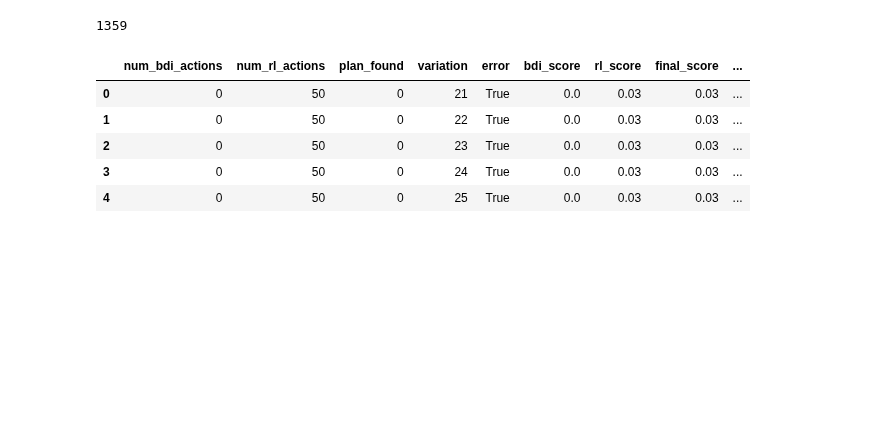
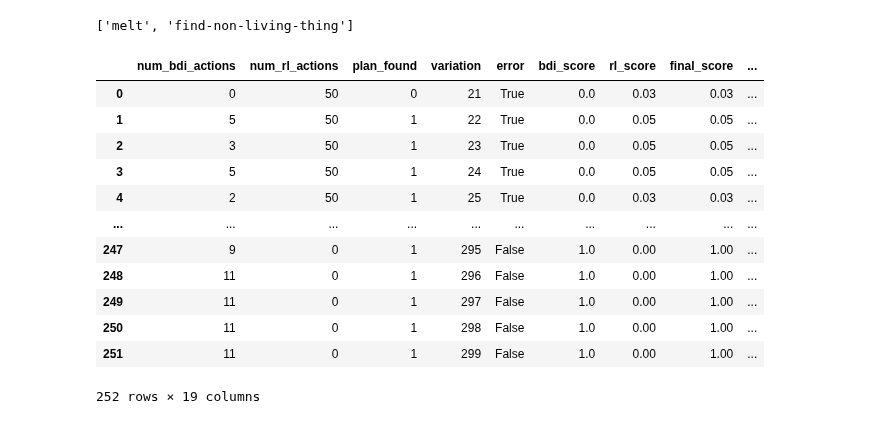
Before and after one commit to yukioichida/bdi-latent-space, a Jupyter notebook: notebooks/results_inference_analysis.ipynb, the cells around one changed output. Drawn from its saved outputs; the diff is of its cells as text; code cells hidden in the pictures; blank space fills up the shorter version.

Commit message:
nli_results

```diff
--- a/notebooks/results_inference_analysis.ipynb
+++ b/notebooks/results_inference_analysis.ipynb
@@ -26,7 +25,6 @@ def preprocess_df(results_df):
     results_df.loc[results_df["plans_pct"] == 2, "plans_pct"] = 25
     results_df.loc[results_df["plans_pct"] == 5, "plans_pct"] = 50
     results_df.loc[results_df["plans_pct"] == 7, "plans_pct"] = 75
-    results_df['task'] = 'melt'
     results_df['rl_score'] = results_df['rl_score'] / 100
     results_df['bdi_score'] = results_df['bdi_score'] / 100
     results_df['final_score'] = results_df['final_score'] / 100
@@ -34,35 +32,47 @@ def preprocess_df(results_df):
 # %%
 import pandas as pd
 
-all_task = [""]
 
 plan_statistics = pd.read_csv("plan_statistics.csv")
 
-dirs = ["../results/v2-roberta_large_mnli/", "../results/v2-roberta_large_anli/", "../results/v2-minilm/", "../results/v2-bert/"]
+dirs = ["../results/v2-gchhablani-bert-base-cased-finetuned-mnli/", "../results/v2-MoritzLaurer-MiniLM-L6-mnli/", "../results/v2-ynie-roberta-large-snli_mnli_fever_anli_R1_R2_R3-nli/"]
 #dirs = ["../results/v2-minilm/"]
-files_overall = "results_melt.csv"
-files_nli = "results_nli_melt.csv"
+tasks = ['melt', 'find-non-living-thing']
+print(tasks)
+#files_overall = "results_melt.csv"
+#files_nli = "results_nli_melt.csv"
 
 all_overall_dfs = []
+all_nli_dfs = []
 for dir in dirs:
-    file = dir+files_overall
-    results_df = pd.read_csv(file)
-    all_overall_dfs.append(results_df)
+    for task in tasks:
+        results_df = pd.read_csv(dir+f"results_{task}.csv")
+        results_df['task'] = task
+        all_overall_dfs.append(results_df)
+
+        nli_results_df = pd.read_csv(dir+f"results_nli_{task}.csv")
+        nli_results_df['task'] = task
+        all_nli_dfs.append(nli_results_df)
 
 overall_results_df = pd.concat(all_overall_dfs)
 overall_results_df = preprocess_df(overall_results_df)
 overall_results_df = pd.merge(overall_results_df, plan_statistics, on=['plans_pct', 'task'])
-
-print(len(overall_results_df))
-overall_results_df.head()
+overall_results_df
 # %% [output]
-1359
+['melt', 'find-non-living-thing']
 |  | num_bdi_actions | num_rl_actions | plan_found | variation | error | bdi_score | rl_score | final_score | ... |
 | 0 | 0 | 50 | 0 | 21 | True | 0.0 | 0.03 | 0.03 | ... |
-| 1 | 0 | 50 | 0 | 22 | True | 0.0 | 0.03 | 0.03 | ... |
-| 2 | 0 | 50 | 0 | 23 | True | 0.0 | 0.03 | 0.03 | ... |
-| 3 | 0 | 50 | 0 | 24 | True | 0.0 | 0.03 | 0.03 | ... |
-| 4 | 0 | 50 | 0 | 25 | True | 0.0 | 0.03 | 0.03 | ... |
+| 1 | 5 | 50 | 1 | 22 | True | 0.0 | 0.05 | 0.05 | ... |
+| 2 | 3 | 50 | 1 | 23 | True | 0.0 | 0.05 | 0.05 | ... |
+| 3 | 5 | 50 | 1 | 24 | True | 0.0 | 0.05 | 0.05 | ... |
+| 4 | 2 | 50 | 1 | 25 | True | 0.0 | 0.03 | 0.03 | ... |
+| ... | ... | ... | ... | ... | ... | ... | ... | ... | ... |
+| 247 | 9 | 0 | 1 | 295 | False | 1.0 | 0.00 | 1.00 | ... |
+| 248 | 11 | 0 | 1 | 296 | False | 1.0 | 0.00 | 1.00 | ... |
+| 249 | 11 | 0 | 1 | 297 | False | 1.0 | 0.00 | 1.00 | ... |
+| 250 | 11 | 0 | 1 | 298 | False | 1.0 | 0.00 | 1.00 | ... |
+| 251 | 11 | 0 | 1 | 299 | False | 1.0 | 0.00 | 1.00 | ... |
+252 rows × 19 columns
 # %%
 projected_cols = ['task', 'plans_pct', 'eps', 'num_specific_plans', 'nli_model']
 aggregations = {'variation': 'count', 'final_score': 'mean', 'rl_score': 'mean', 'bdi_score': 'mean',
```
Also changed, not shown: parts of 13 cells of this notebook, 28 other files.
